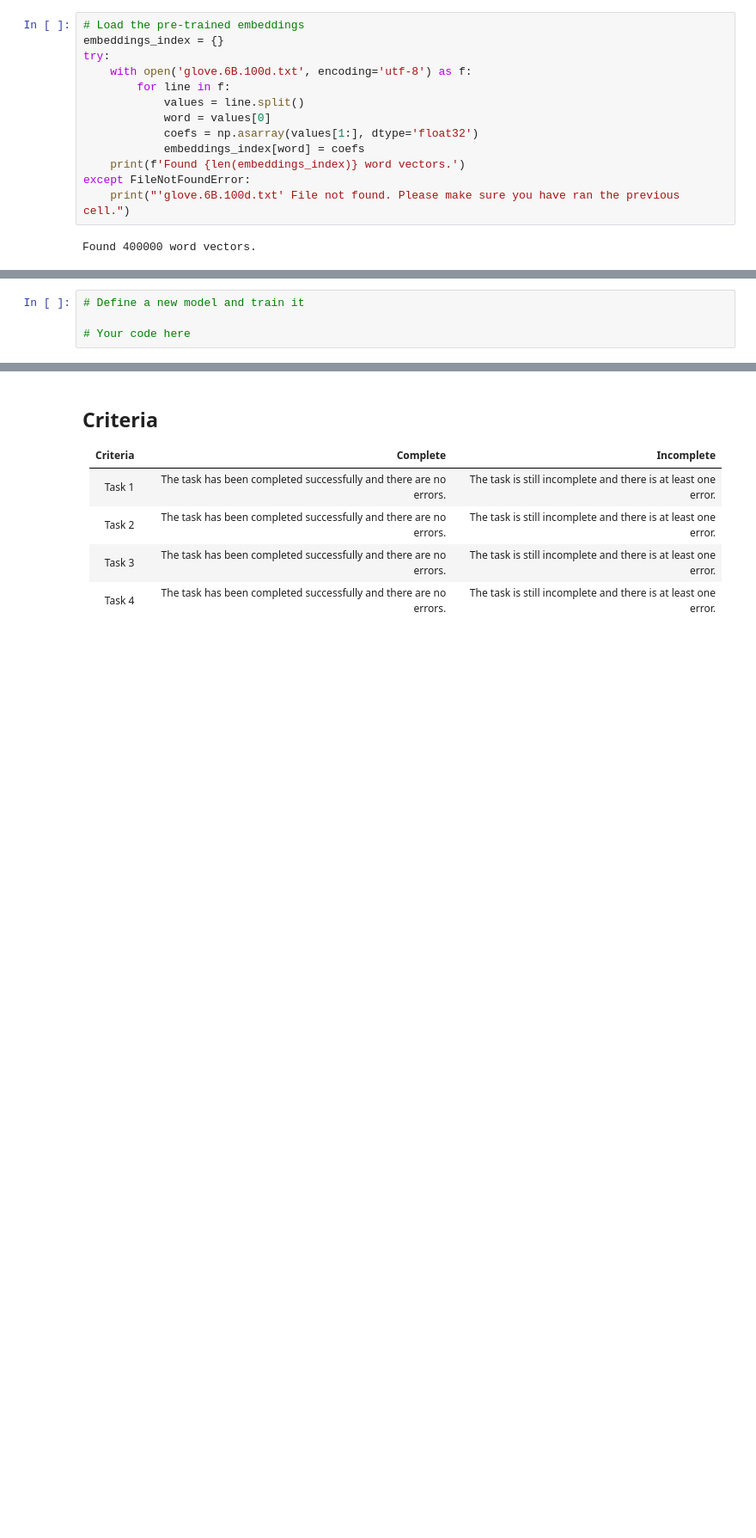
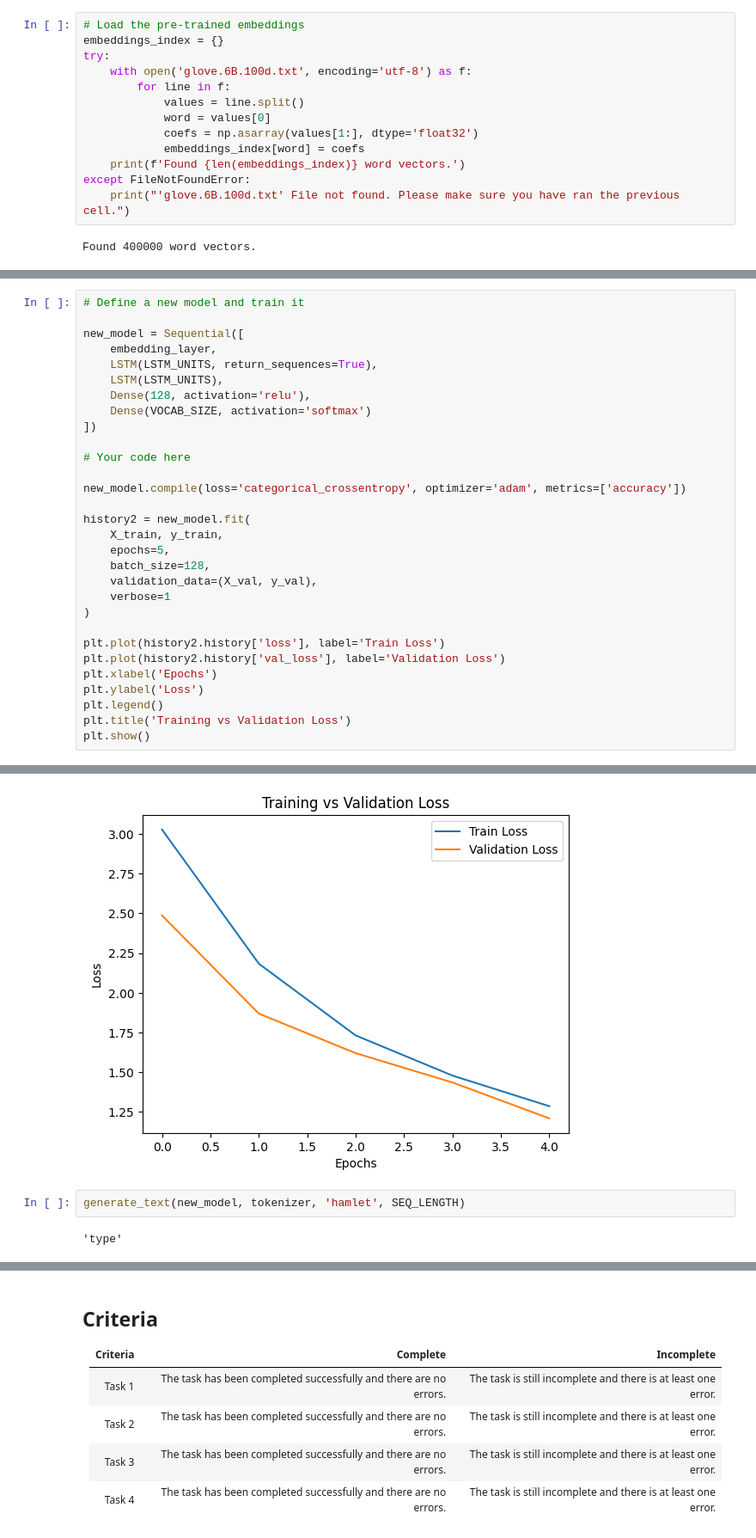
Before and after one commit to joeypohie/deep_learning, a Jupyter notebook: 02_activities/assignments/assignment_2.ipynb, the cells around one changed output, grey strips where cells are left out. Shown at 86% size. Drawn from its saved outputs; the diff is of its cells as text; blank space fills up the shorter version.

```diff
--- a/02_activities/assignments/assignment_2.ipynb
+++ b/02_activities/assignments/assignment_2.ipynb
@@ -415,4 +434,31 @@ You need to complete the previous parts of your assignment in order for this to
 # %%
 # Define a new model and train it
 
+new_model = Sequential([
+    embedding_layer,
+    LSTM(LSTM_UNITS, return_sequences=True),
+    LSTM(LSTM_UNITS),
+    Dense(128, activation='relu'),
+    Dense(VOCAB_SIZE, activation='softmax')
+])
+
 # Your code here
+
+new_model.compile(loss='categorical_crossentropy', optimizer='adam', metrics=['accuracy'])
+
+history2 = new_model.fit(
+    X_train, y_train,
+    epochs=5,
+    batch_size=128,
+    validation_data=(X_val, y_val),
+    verbose=1
+)
+
+plt.plot(history2.history['loss'], label='Train Loss')
+plt.plot(history2.history['val_loss'], label='Validation Loss')
+plt.xlabel('Epochs')
+plt.ylabel('Loss')
+plt.legend()
+plt.title('Training vs Validation Loss')
+plt.show()
+# %% [output]
@@ -418,0 +475,5 @@ You need to complete the previous parts of your assignment in order for this to
+[figure, added]
+# %%
+generate_text(new_model, tokenizer, 'hamlet', SEQ_LENGTH)
+# %% [output]
+'type'
```
Also changed, not shown: parts of 8 cells of this notebook.
